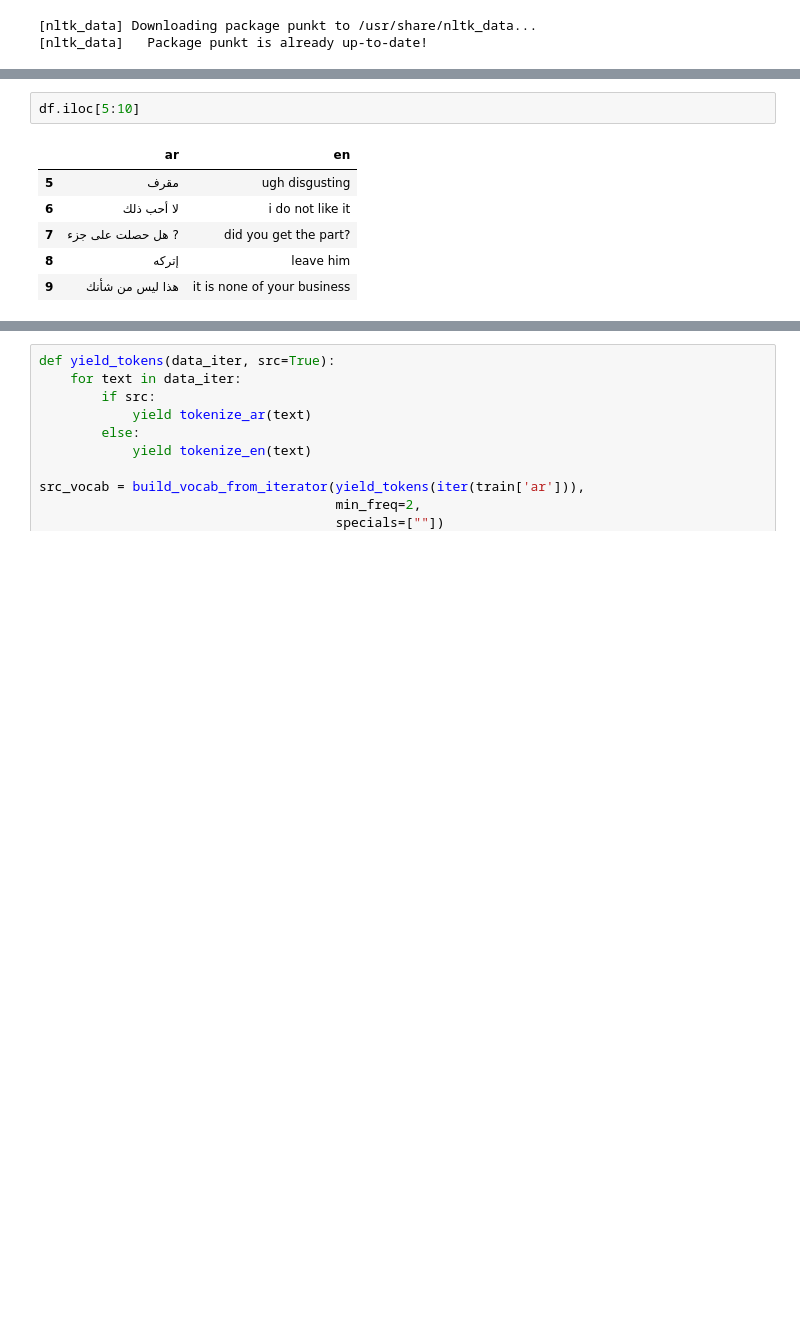
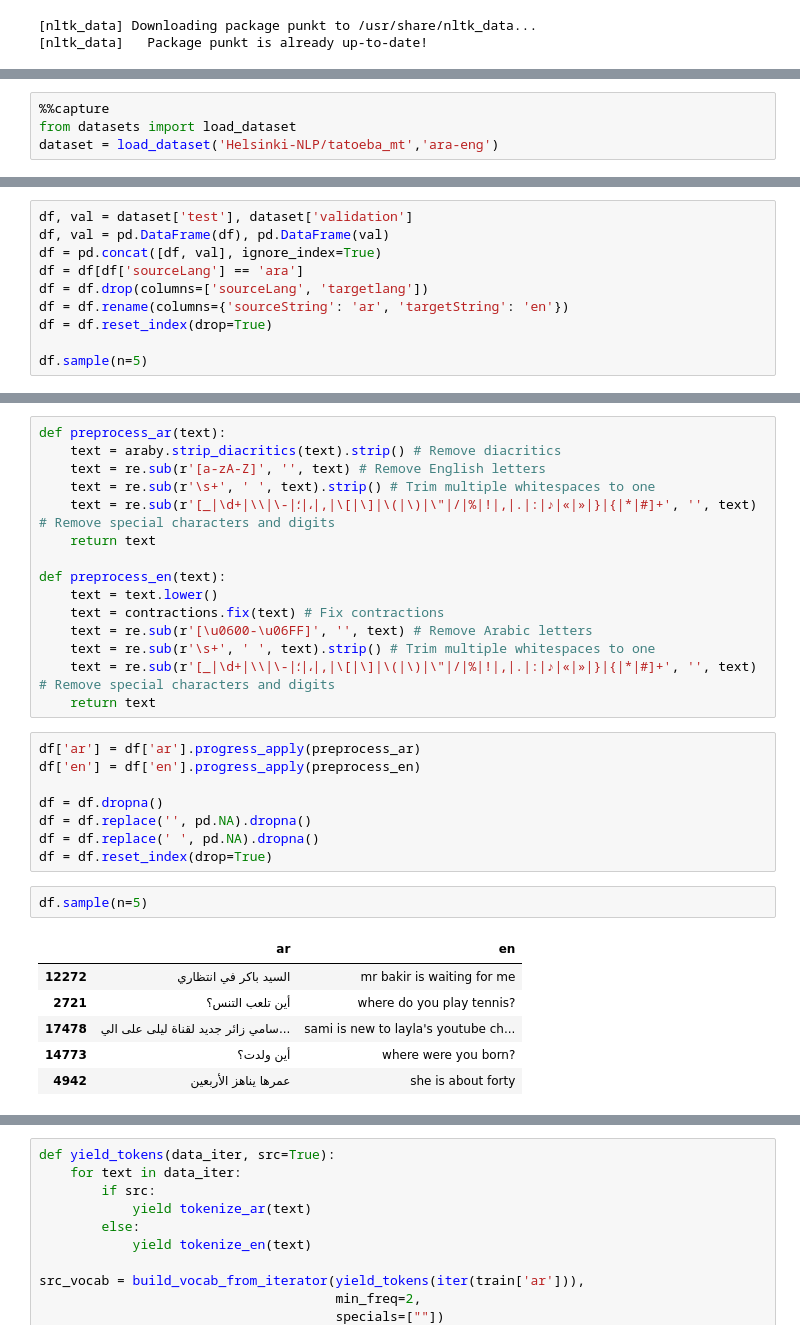
Before and after one commit to KhalidRizk/seq2seq-nmt, a Jupyter notebook: notebook.ipynb, the cells around one changed output, grey strips where cells are left out. Cells and saved outputs as stored; diff of their text form; blank space fills up the shorter version.

```diff
--- a/notebook.ipynb
+++ b/notebook.ipynb
@@ -182,0 +67,4 @@ df['en'] = df['en'].progress_apply(replace_abbreviations)
+# %%
+%%capture
+from datasets import load_dataset
+dataset = load_dataset('Helsinki-NLP/tatoeba_mt','ara-eng')
@@ -182,0 +84,10 @@ df['en'] = df['en'].progress_apply(replace_abbreviations)
+# %%
+df, val = dataset['test'], dataset['validation']
+df, val = pd.DataFrame(df), pd.DataFrame(val)
+df = pd.concat([df, val], ignore_index=True)
+df = df[df['sourceLang'] == 'ara']
+df = df.drop(columns=['sourceLang', 'targetlang'])
+df = df.rename(columns={'sourceString': 'ar', 'targetString': 'en'})
+df = df.reset_index(drop=True)
+
+df.sample(n=5)
@@ -183,12 +101,35 @@ df['en'] = df['en'].progress_apply(replace_abbreviations)
+# %%
+def preprocess_ar(text):
+    text = araby.strip_diacritics(text).strip() # Remove diacritics
+    text = re.sub(r'[a-zA-Z]', '', text) # Remove English letters
+    text = re.sub(r'\s+', ' ', text).strip() # Trim multiple whitespaces to one
+    text = re.sub(r'[_|\d+|\\|\-|؛|،|,|\[|\]|\(|\)|\"|/|%|!|,|.|:|♪|«|»|}|{|*|#]+', '', text) # Remove special characters and digits
+    return text
+
+def preprocess_en(text):
+    text = text.lower()
+    text = contractions.fix(text) # Fix contractions
+    text = re.sub(r'[\u0600-\u06FF]', '', text) # Remove Arabic letters
+    text = re.sub(r'\s+', ' ', text).strip() # Trim multiple whitespaces to one
+    text = re.sub(r'[_|\d+|\\|\-|؛|،|,|\[|\]|\(|\)|\"|/|%|!|,|.|:|♪|«|»|}|{|*|#]+', '', text) # Remove special characters and digits
+    return text
+# %%
+df['ar'] = df['ar'].progress_apply(preprocess_ar)
+df['en'] = df['en'].progress_apply(preprocess_en)
+
+df = df.dropna()
+df = df.replace('', pd.NA).dropna()
+df = df.replace(' ', pd.NA).dropna()
+df = df.reset_index(drop=True)
 # %%
-df.iloc[5:10]
+df.sample(n=5)
 # %% [output]
 |  | ar | en |
-| 5 | مقرف | ugh disgusting |
-| 6 | لا أحب ذلك | i do not like it |
-| 7 | هل حصلت على جزء ? | did you get the part? |
-| 8 | إتركه | leave him |
-| 9 | هذا ليس من شأنك | it is none of your business |
+| 12272 | السيد باكر في انتظاري | mr bakir is waiting for me |
+| 2721 | أين تلعب التنس؟ | where do you play tennis? |
+| 17478 | سامي زائر جديد لقناة ليلى على الي... | sami is new to layla's youtube ch... |
+| 14773 | أين ولدت؟ | where were you born? |
+| 4942 | عمرها يناهز الأربعين | she is about forty |
 # %%
 train, val, test = np.split(df.sample(frac=1, random_state=42),
                                 [int(.9*len(df)), int(.95*len(df))])
```
Also changed, not shown: parts of 39 cells of this notebook, 2 other files.
